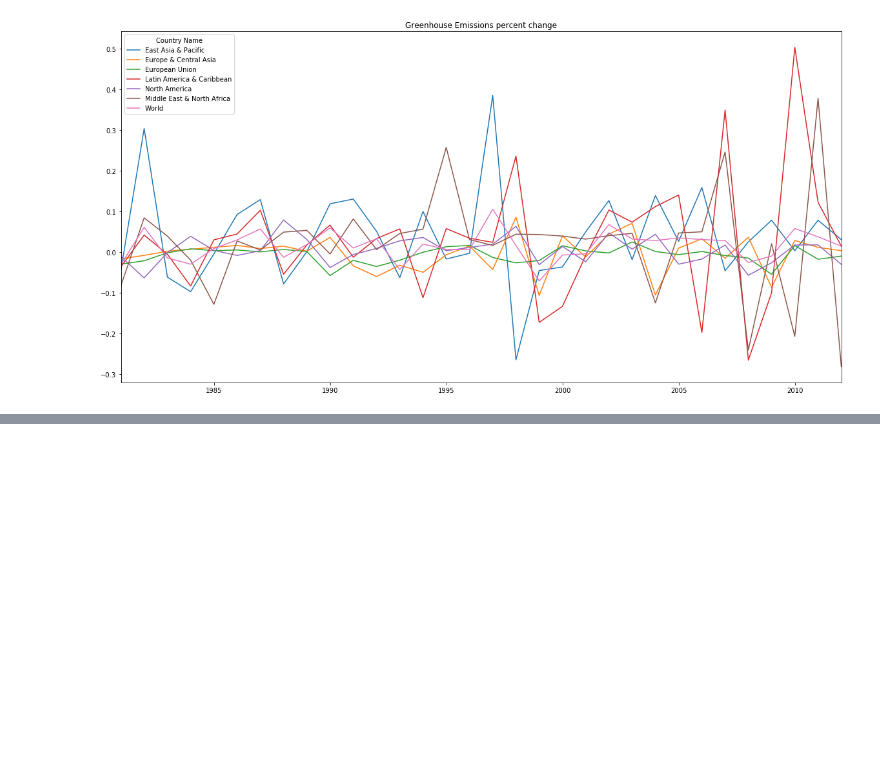
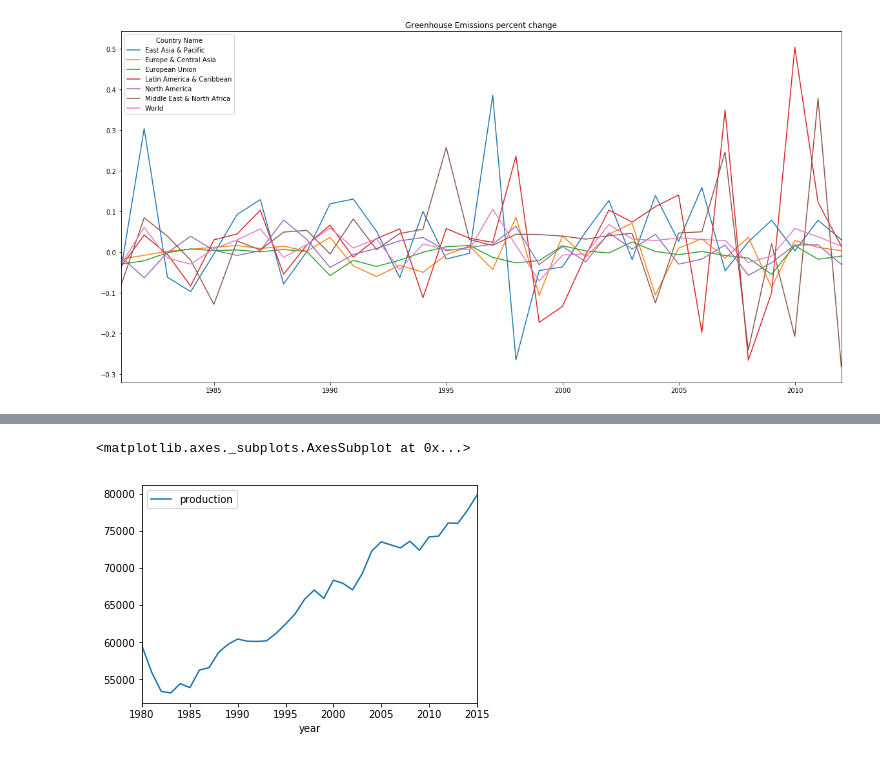
Before and after one commit to hageslel/project_one, a Jupyter notebook: GDP_GreengasEmissions.ipynb, the cells around one changed output, grey strips where cells are left out. Drawn from its saved outputs; the diff is of its cells as text; code cells hidden in the pictures; blank space fills up the shorter version.

```diff
--- a/GDP_GreengasEmissions.ipynb
+++ b/GDP_GreengasEmissions.ipynb
@@ -107,0 +132,2 @@ Emissions_growth.plot(figsize=(20, 10), title="Greenhouse Emissions percent chan
+# %%
+crude_oil=table[5]
@@ -107,0 +143,4 @@ Emissions_growth.plot(figsize=(20, 10), title="Greenhouse Emissions percent chan
+# %%
+crude_oil.drop(columns=["change"],inplace=True)
+# %%
+crude_oil.set_index(crude_oil["year"],inplace=True)
@@ -107,0 +157,2 @@ Emissions_growth.plot(figsize=(20, 10), title="Greenhouse Emissions percent chan
+# %%
+crude_oil.drop(columns=["year"],inplace=True)
@@ -107,0 +169,5 @@ Emissions_growth.plot(figsize=(20, 10), title="Greenhouse Emissions percent chan
+# %%
+crude_oil.plot()
+# %% [output]
+<matplotlib.axes._subplots.AxesSubplot at 0x...>
+[figure, added]
```
Also changed, not shown: parts of 7 cells of this notebook.
